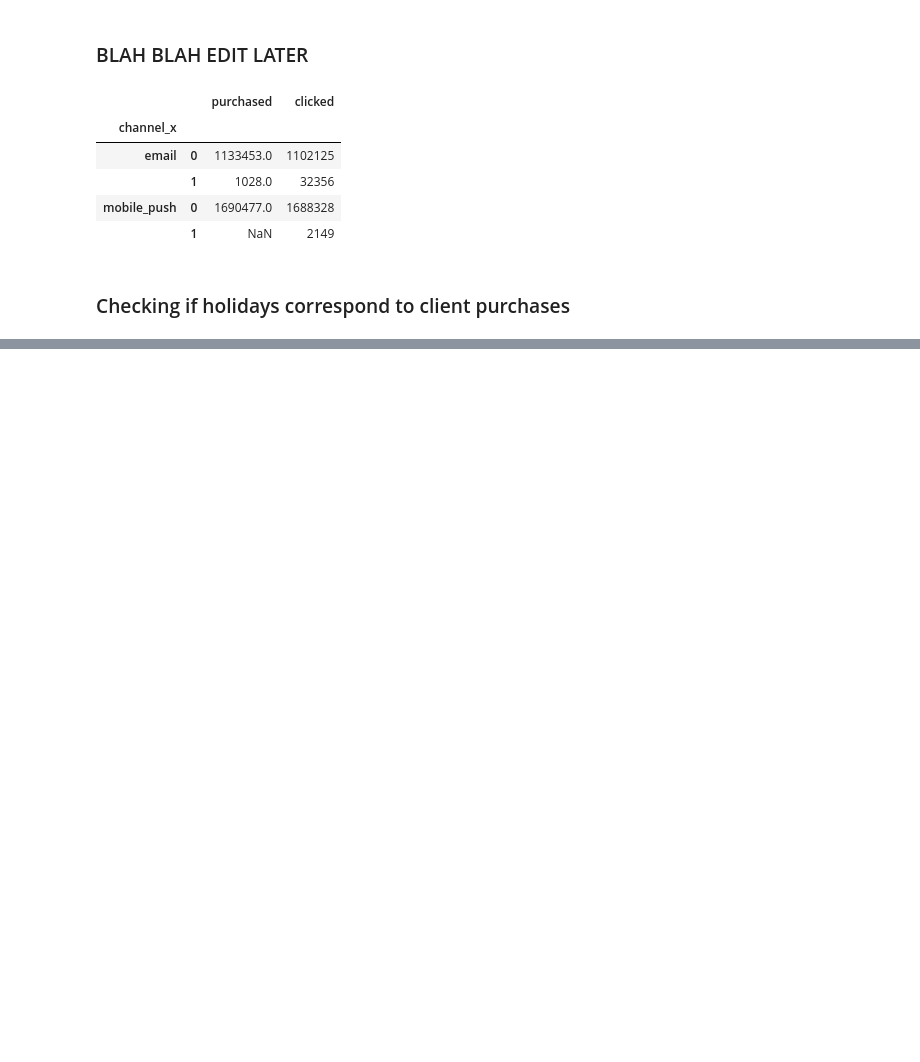
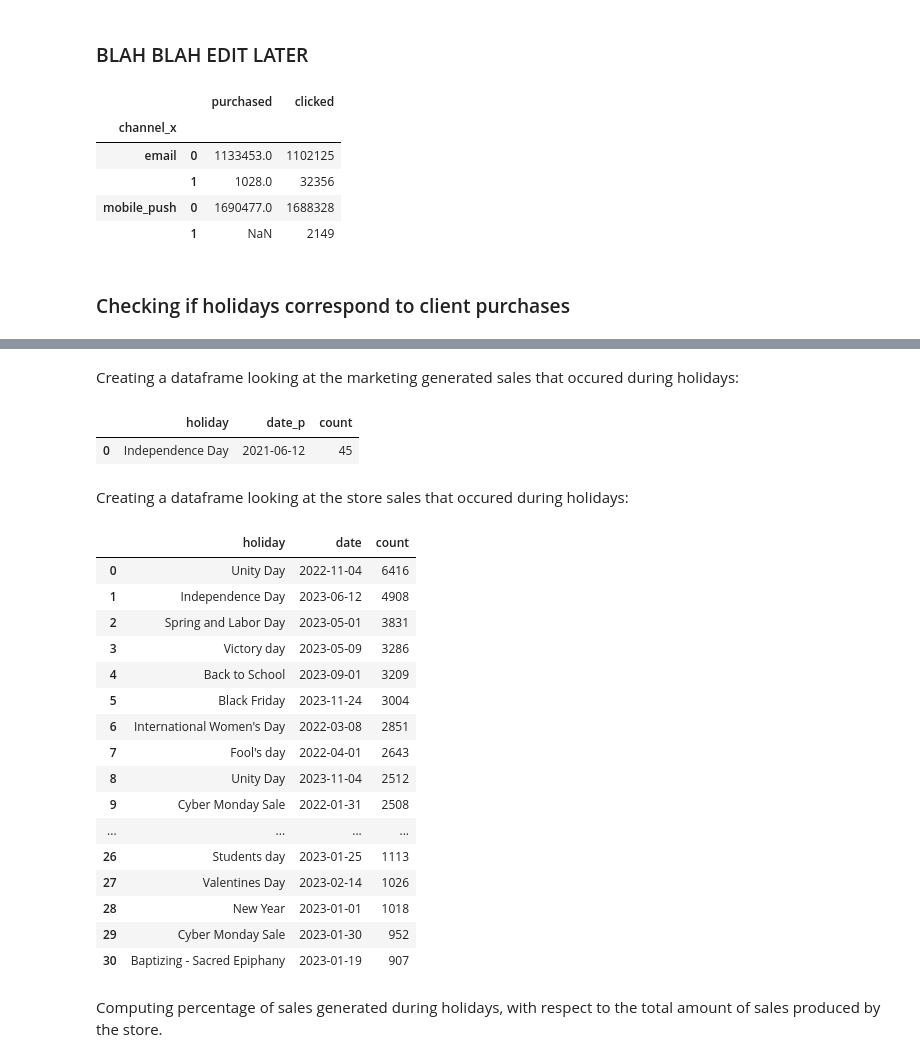
Before and after one commit to miguelsadorra14/DataWrangling, a Jupyter notebook: project.ipynb, the cells around one changed output, grey strips where cells are left out. Cells and saved outputs as stored; diff of their text form; code cells hidden in the pictures; blank space fills up the shorter version.

Commit message:
Add files via upload
Added holiday sales data and percentages of holiday sales compared to overall store sales.

```diff
--- a/project.ipynb
+++ b/project.ipynb
@@ -417,0 +410,41 @@ print(pd.to_datetime(first_purchase_dfpurchase_df['first_purchase_date'][101]))
+# %% [markdown]
+Creating a dataframe looking at the marketing generated sales that occured during holidays:
+# %%
+temp_df = pd.DataFrame({'date_p': merged_df['purchased_at']}).reset_index()
+temp_df = temp_df.dropna(subset=['date_p'])
+for i in temp_df.index:
+    temp_df.loc[i, 'date_p'] = pd.to_datetime(temp_df['date_p'][i]).strftime('%Y-%m-%d')
+
+result_df = pd.merge(holidays_df, temp_df, left_on='date', right_on='date_p', how='inner')
+holiday_messages_df = result_df[['holiday', 'date_p']].value_counts().reset_index(name='count')
+
+display(holiday_messages_df)
+# %% [output]
+|  | holiday | date_p | count |
+| 0 | Independence Day | 2021-06-12 | 45 |
+# %% [markdown]
+Creating a dataframe looking at the store sales that occured during holidays:
+# %%
+result_df = pd.merge(holidays_df, first_purchase_df, left_on='date', right_on='first_purchase_date', how='inner')
+holiday_store_sales_df = result_df[['holiday', 'date']].value_counts().reset_index(name='count')
+display(holiday_store_sales_df)
+# %% [output]
+|  | holiday | date | count |
+| 0 | Unity Day | 2022-11-04 | 6416 |
+| 1 | Independence Day | 2023-06-12 | 4908 |
+| 2 | Spring and Labor Day | 2023-05-01 | 3831 |
+| 3 | Victory day | 2023-05-09 | 3286 |
+| 4 | Back to School | 2023-09-01 | 3209 |
+| 5 | Black Friday | 2023-11-24 | 3004 |
+| 6 | International Women's Day | 2022-03-08 | 2851 |
+| 7 | Fool's day | 2022-04-01 | 2643 |
+| 8 | Unity Day | 2023-11-04 | 2512 |
+| 9 | Cyber Monday Sale | 2022-01-31 | 2508 |
+| ... | ... | ... | ... |
+| 26 | Students day | 2023-01-25 | 1113 |
+| 27 | Valentines Day | 2023-02-14 | 1026 |
+| 28 | New Year | 2023-01-01 | 1018 |
+| 29 | Cyber Monday Sale | 2023-01-30 | 952 |
+| 30 | Baptizing - Sacred Epiphany | 2023-01-19 | 907 |
+# %% [markdown]
+Computing percentage of sales generated during holidays, with respect to the total amount of sales produced by the store.
```
Also changed, not shown: parts of 6 cells of this notebook.
